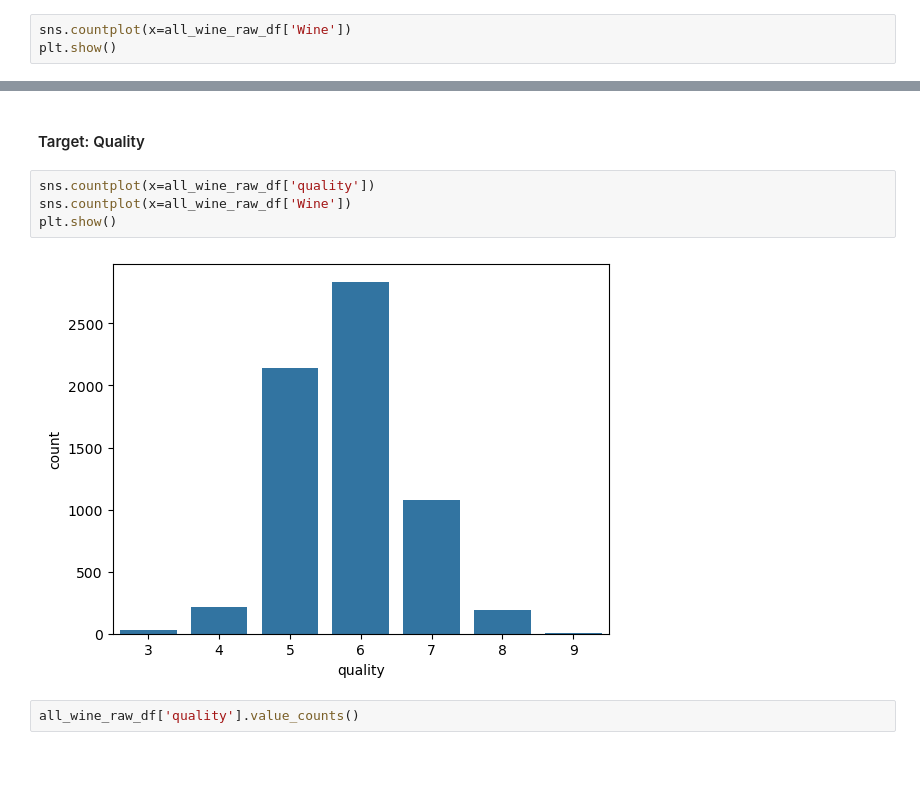
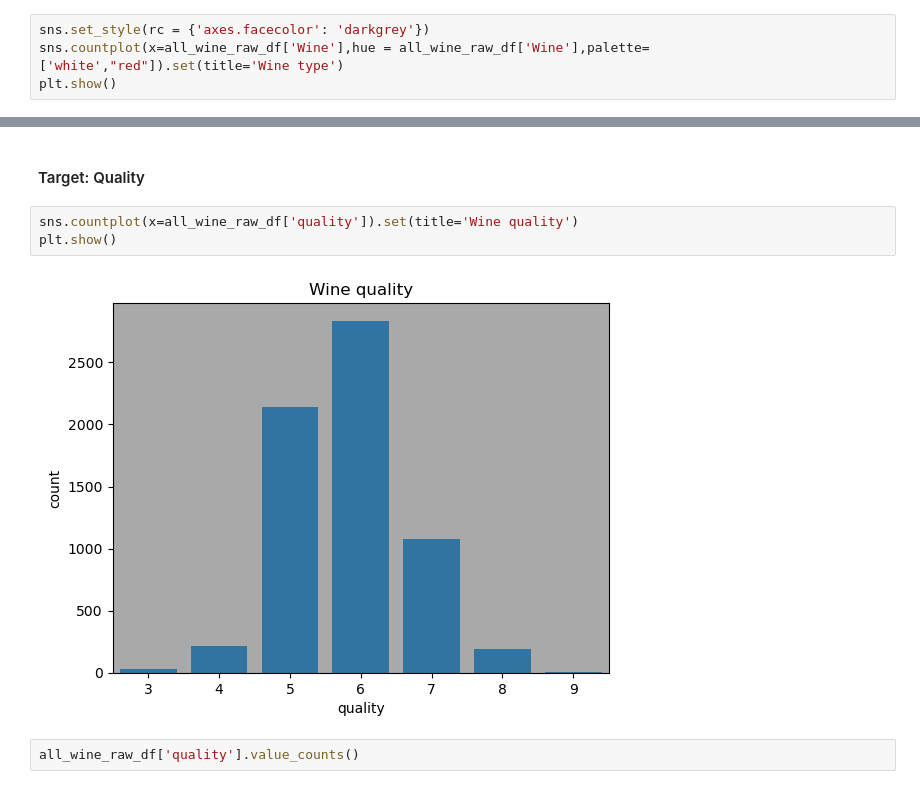
Before and after one commit to N8sGit/group_project_2, a Jupyter notebook: main.ipynb, the cells around one changed output, grey strips where cells are left out. Saved outputs shown, nothing was run; the diff lists cells and outputs as text; blank space fills up the shorter version.

```diff
--- a/main.ipynb
+++ b/main.ipynb
@@ -126,6 +126,7 @@ plt.show()
 # %% [markdown]
 #### Target : Wine type
 # %%
-sns.countplot(x=all_wine_raw_df['Wine'])
+sns.set_style(rc = {'axes.facecolor': 'darkgrey'})
+sns.countplot(x=all_wine_raw_df['Wine'],hue = all_wine_raw_df['Wine'],palette=['white',"red"]).set(title='Wine type')
 plt.show()
 # %% [output]
@@ -143,11 +144,10 @@ Name: count, dtype: int64
 # %% [markdown]
 #### Target: Quality
 # %%
-sns.countplot(x=all_wine_raw_df['quality'])
-sns.countplot(x=all_wine_raw_df['Wine'])
+sns.countplot(x=all_wine_raw_df['quality']).set(title='Wine quality')
 plt.show()
 # %% [output]
-[figure, old version]
+[figure, new version]
 # %%
 all_wine_raw_df['quality'].value_counts()
 # %% [output]
```
Also changed, not shown: parts of 1 cell of this notebook.
